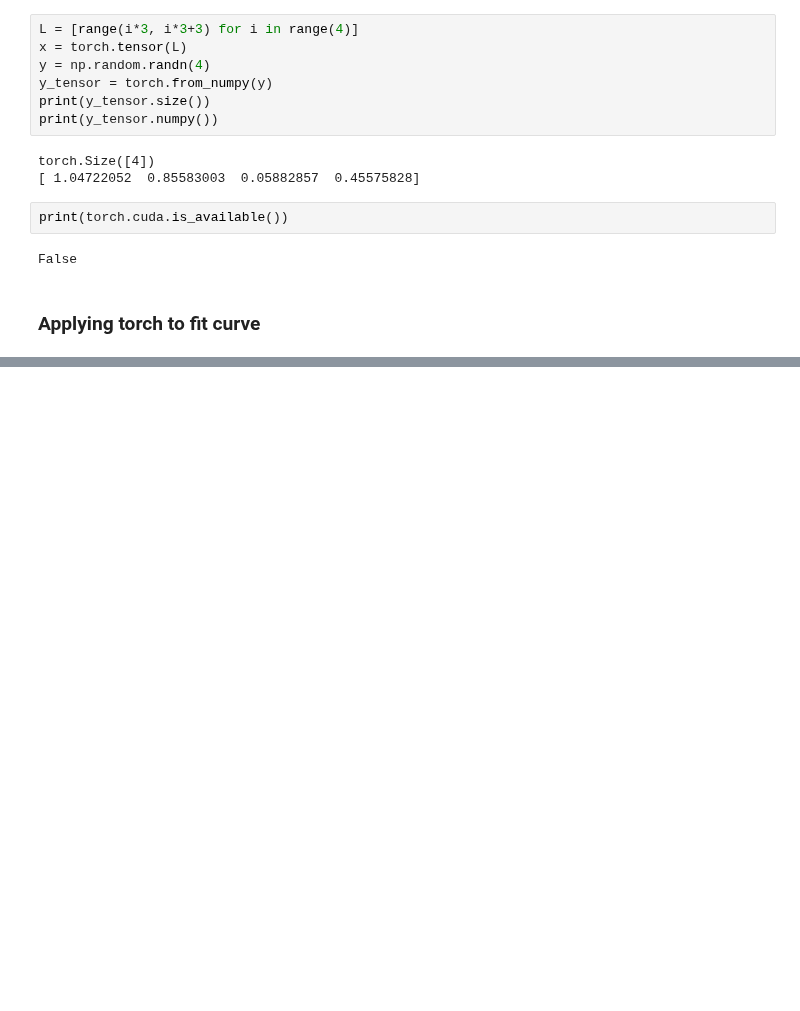
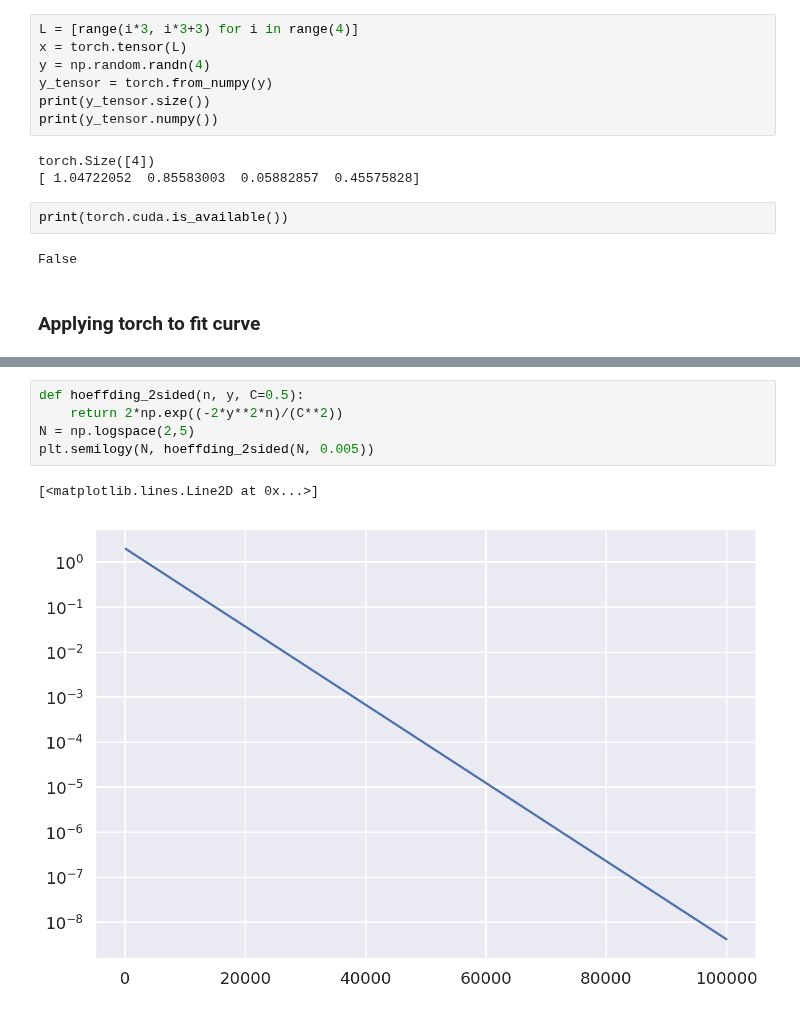
Before and after one commit to maksimt/empirical_privacy, a Jupyter notebook: Notebooks/Asymptotic Analysic.ipynb, the cells around one changed output, grey strips where cells are left out. Cells and saved outputs as stored; diff of their text form; blank space fills up the shorter version.

```diff
--- a/Notebooks/Asymptotic Analysic.ipynb
+++ b/Notebooks/Asymptotic Analysic.ipynb
@@ -262,0 +298,8 @@ plot_fit(mod)
+# %%
+def hoeffding_2sided(n, y, C=0.5):
+    return 2*np.exp((-2*y**2*n)/(C**2))
+N = np.logspace(2,5)
+plt.semilogy(N, hoeffding_2sided(N, 0.005))
+# %% [output]
+[<matplotlib.lines.Line2D at 0x...>]
+[figure, added]
```
Also changed, not shown: parts of 18 cells of this notebook, 2 other files.
